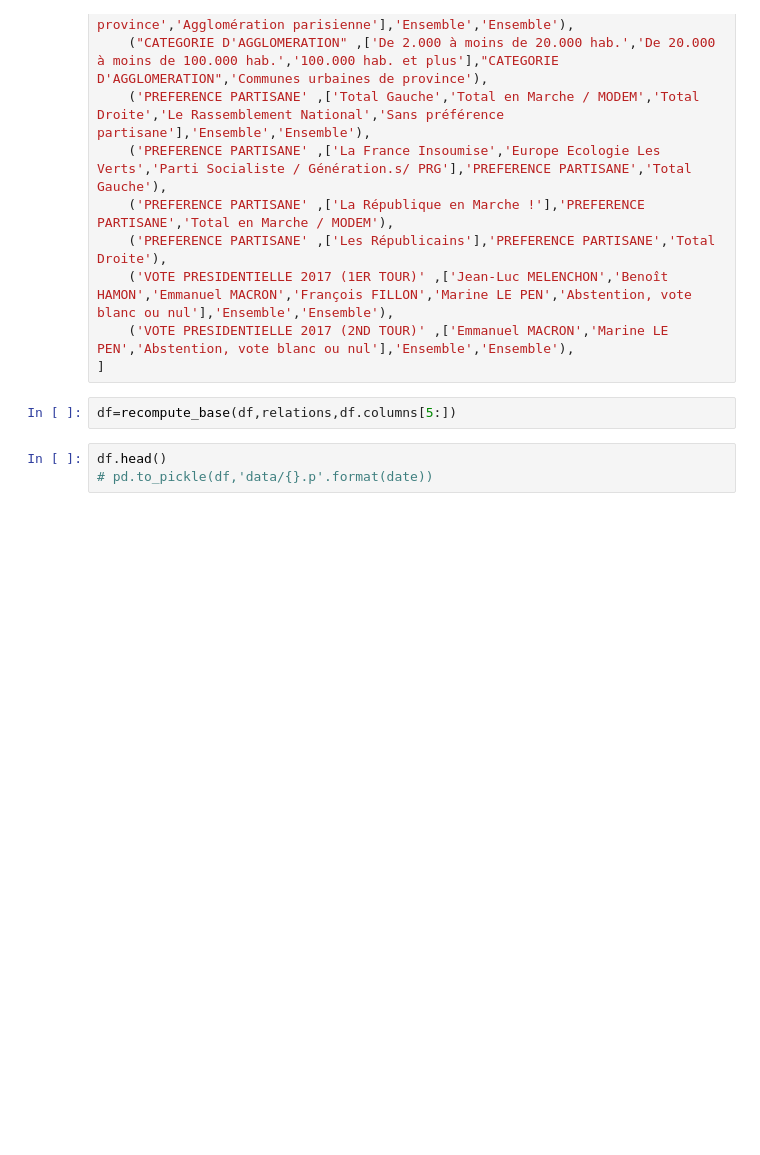
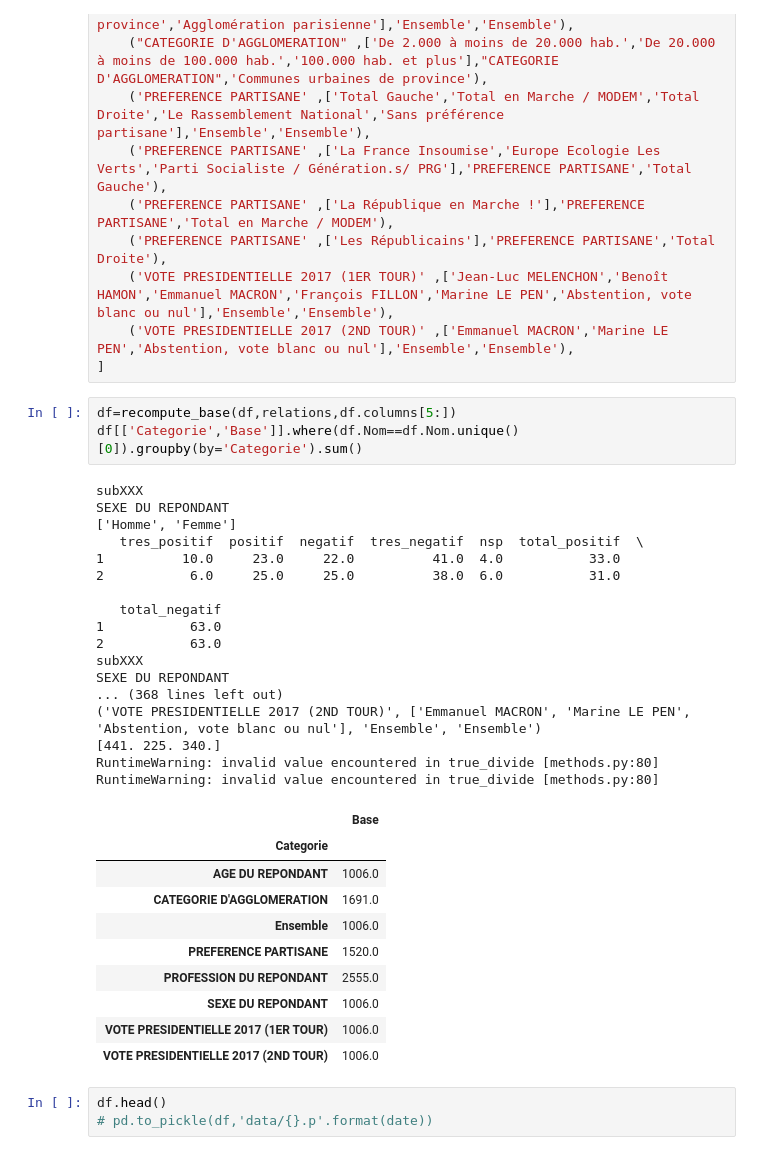
Before and after one commit to NyxAether/mesure_instituts_sondage, a Jupyter notebook: elabe/elabe_extract.ipynb, the cells around one changed output. Drawn from its saved outputs; the diff is of its cells as text; blank space fills up the shorter version.

```diff
--- a/elabe/elabe_extract.ipynb
+++ b/elabe/elabe_extract.ipynb
@@ -320,6 +330,35 @@ relations=[
 ]
 # %%
 df=recompute_base(df,relations,df.columns[5:])
+df[['Categorie','Base']].where(df.Nom==df.Nom.unique()[0]).groupby(by='Categorie').sum()
+# %% [output]
+subXXX
+SEXE DU REPONDANT
+['Homme', 'Femme']
+   tres_positif  positif  negatif  tres_negatif  nsp  total_positif  \
+1          10.0     23.0     22.0          41.0  4.0           33.0
+2           6.0     25.0     25.0          38.0  6.0           31.0
+
+   total_negatif
+1           63.0
+2           63.0
+subXXX
+SEXE DU REPONDANT
+... (368 lines left out)
+('VOTE PRESIDENTIELLE 2017 (2ND TOUR)', ['Emmanuel MACRON', 'Marine LE PEN', 'Abstention, vote blanc ou nul'], 'Ensemble', 'Ensemble')
+[441. 225. 340.]
+RuntimeWarning: invalid value encountered in true_divide [methods.py:80]
+RuntimeWarning: invalid value encountered in true_divide [methods.py:80]
+|  | Base |
+| Categorie |  |
+| AGE DU REPONDANT | 1006.0 |
+| CATEGORIE D'AGGLOMERATION | 1691.0 |
+| Ensemble | 1006.0 |
+| PREFERENCE PARTISANE | 1520.0 |
+| PROFESSION DU REPONDANT | 2555.0 |
+| SEXE DU REPONDANT | 1006.0 |
+| VOTE PRESIDENTIELLE 2017 (1ER TOUR) | 1006.0 |
+| VOTE PRESIDENTIELLE 2017 (2ND TOUR) | 1006.0 |
 # %%
 df.head()
 # pd.to_pickle(df,'data/{}.p'.format(date))
```
Also changed, not shown: parts of 8 cells of this notebook, 29 other files.
